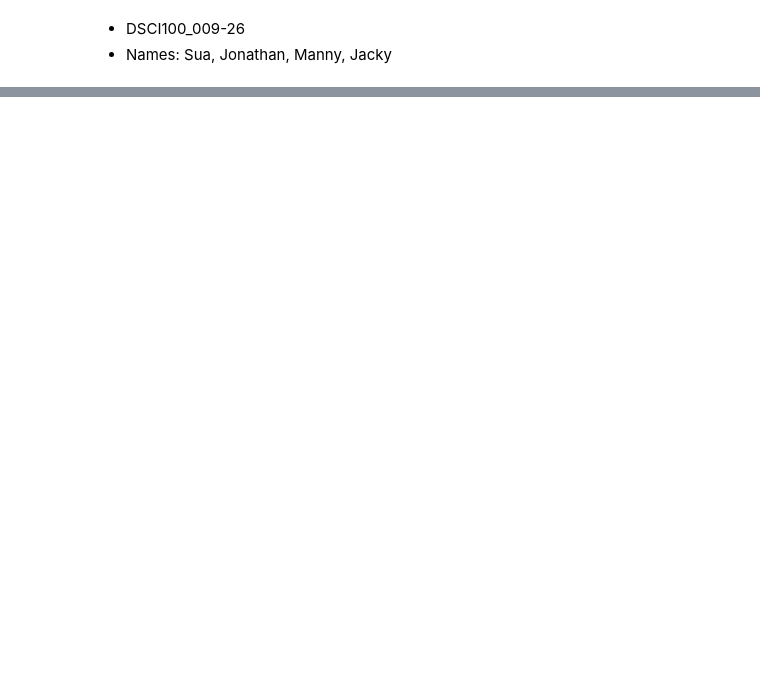
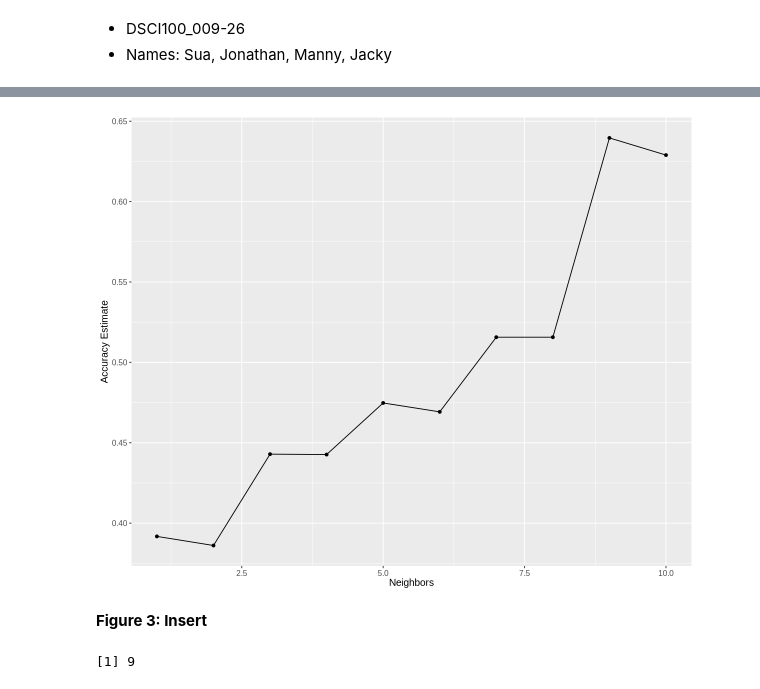
Before and after one commit to suakim550/DSCI100-Final-Group-Project, a Jupyter notebook: DSCI100 Project Final.ipynb, the cells around one changed output, grey strips where cells are left out. Drawn from its saved outputs; the diff is of its cells as text; code cells hidden in the pictures; blank space fills up the shorter version.

```diff
--- a/DSCI100 Project Final.ipynb
+++ b/DSCI100 Project Final.ipynb
@@ -64,0 +173,7 @@ A spec_tbl_df: 196 × 7
+# %%
+# Prepare the data; Define high contributor
+players_wrangled_data_2 <- players_wrangled_data |>
+    mutate(high_contributor = if_else(played_hours >= quantile(played_hours, 0.75), "High", "Low")) |>
+    mutate(high_contributor = factor(high_contributor))
+
+players_wrangled_data_2
@@ -64,0 +211,22 @@ A spec_tbl_df: 196 × 7
+# %%
+# Tune for k
+set.seed(123)
+
+folds <- vfold_cv(train_data, v=5, strata = high_contributor)
+knn_spec <- nearest_neighbor(weight_func = "rectangular",
+                             neighbors = tune()) |>
+    set_engine("kknn") |>
+    set_mode("classification")
+
+k_vals <- tibble(neighbors = seq(from = 1, to = 10, by = 1))
+
+knn_tune <- workflow() |>
+    add_recipe(players_recipe) |>
+    add_model(knn_spec) |>
+    tune_grid(resamples = folds, grid = k_vals)
+
+accuracies <- knn_tune |>
+    collect_metrics() |>
+    filter(.metric == "accuracy")
+
+accuracies
@@ -64,0 +246,22 @@ A spec_tbl_df: 196 × 7
+# %%
+# Generate accuracy estimation plot to determine optimal k
+accuracy_vs_k <- ggplot(accuracies, aes(x = neighbors, y = mean)) +
+    geom_point() +
+    geom_line() +
+    labs(x = "Neighbors", y = "Accuracy Estimate") +
+    theme(text = element_text(size = 12))
+
+accuracy_vs_k
+# %% [output]
+[figure, added]
+# %% [markdown]
+**Figure 3: Insert**
+# %%
+# Select optimal k from graph above
+optimal_k <- accuracies |>
+    arrange(desc(mean)) |>
+    head(1) |>
+    pull(neighbors)
+optimal_k
+# %% [output]
+[1] 9
```
Also changed, not shown: parts of 32 cells of this notebook.
